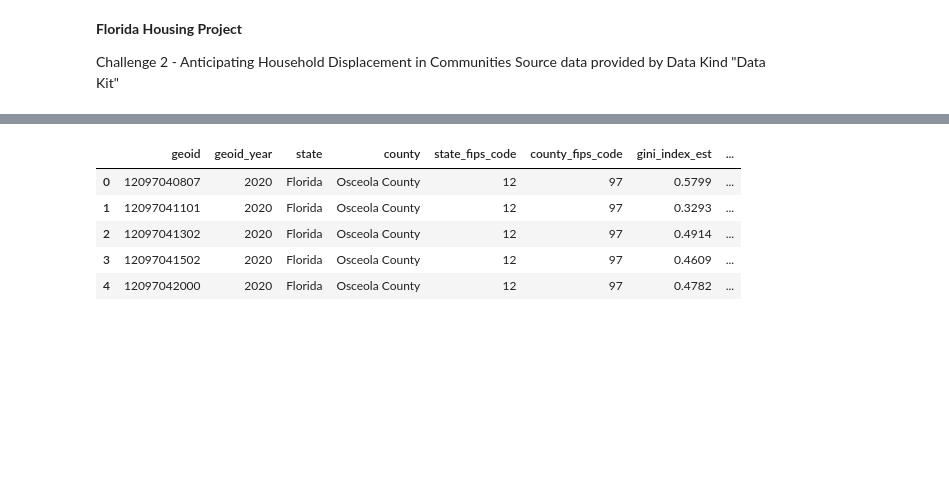
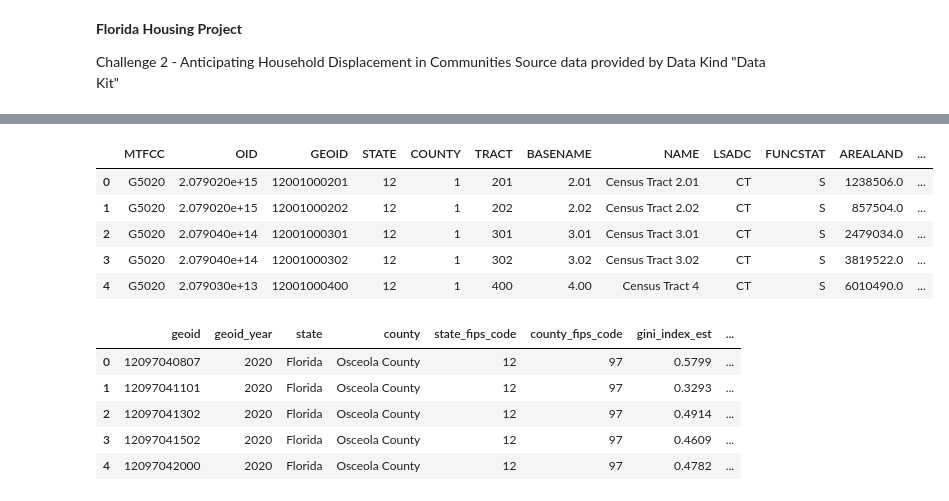
Before and after one commit to datakind/datakit-housing-fall-2024, a Jupyter notebook: challenge-2/DataKind_HousingProject.ipynb, the cells around one changed output, grey strips where cells are left out. Saved outputs shown, nothing was run; the diff lists cells and outputs as text; code cells hidden in the pictures; blank space fills up the shorter version.

```diff
--- a/challenge-2/DataKind_HousingProject.ipynb
+++ b/challenge-2/DataKind_HousingProject.ipynb
@@ -55,17 +38,30 @@ from pathlib import Path
 [interactive output not drawn]
 [interactive output not drawn]
 # %%
+# @ title Data Import
 # importing data set from datakit-houseing-fall-2024
-
 url = 'https://github.com/ssenhouse/datakit-housing-fall-2024/raw/main/challenge-2/2024-09-22_%20Florida_%20Osceola_data.zip' # changed url to point to the raw file
 filename = "data.csv" # changed the filename to the actual name of the file within the zip archive
 
 r = requests.get(url)
 
 with zipfile.ZipFile(io.BytesIO(r.content)) as myzip:
     with myzip.open(filename) as myfile:
         df = pd.read_csv(myfile)
-#df
+        df.head()
+
+# importing florida map data set for lat and long coordinates
+url = 'https://github.com/ssenhouse/datakit-housing-fall-2024/raw/main/challenge-2/florida_census_map.csv' # added from US Census
+r = requests.get(url)
+florida_map = pd.read_csv(io.BytesIO(r.content))
+florida_map.head()
+# %% [output]
+|  | MTFCC | OID | GEOID | STATE | COUNTY | TRACT | BASENAME | NAME | LSADC | FUNCSTAT | AREALAND | ... |
+| 0 | G5020 | 2.079020e+15 | 12001000201 | 12 | 1 | 201 | 2.01 | Census Tract 2.01 | CT | S | 1238506.0 | ... |
+| 1 | G5020 | 2.079020e+15 | 12001000202 | 12 | 1 | 202 | 2.02 | Census Tract 2.02 | CT | S | 857504.0 | ... |
+| 2 | G5020 | 2.079040e+14 | 12001000301 | 12 | 1 | 301 | 3.01 | Census Tract 3.01 | CT | S | 2479034.0 | ... |
+| 3 | G5020 | 2.079040e+14 | 12001000302 | 12 | 1 | 302 | 3.02 | Census Tract 3.02 | CT | S | 3819522.0 | ... |
+| 4 | G5020 | 2.079030e+13 | 12001000400 | 12 | 1 | 400 | 4.00 | Census Tract 4 | CT | S | 6010490.0 | ... |
 # %%
 
 # Assuming you want to remove rows where med_hh_inc_est is -666666666.
```
Also changed, not shown: parts of 13 cells of this notebook.
